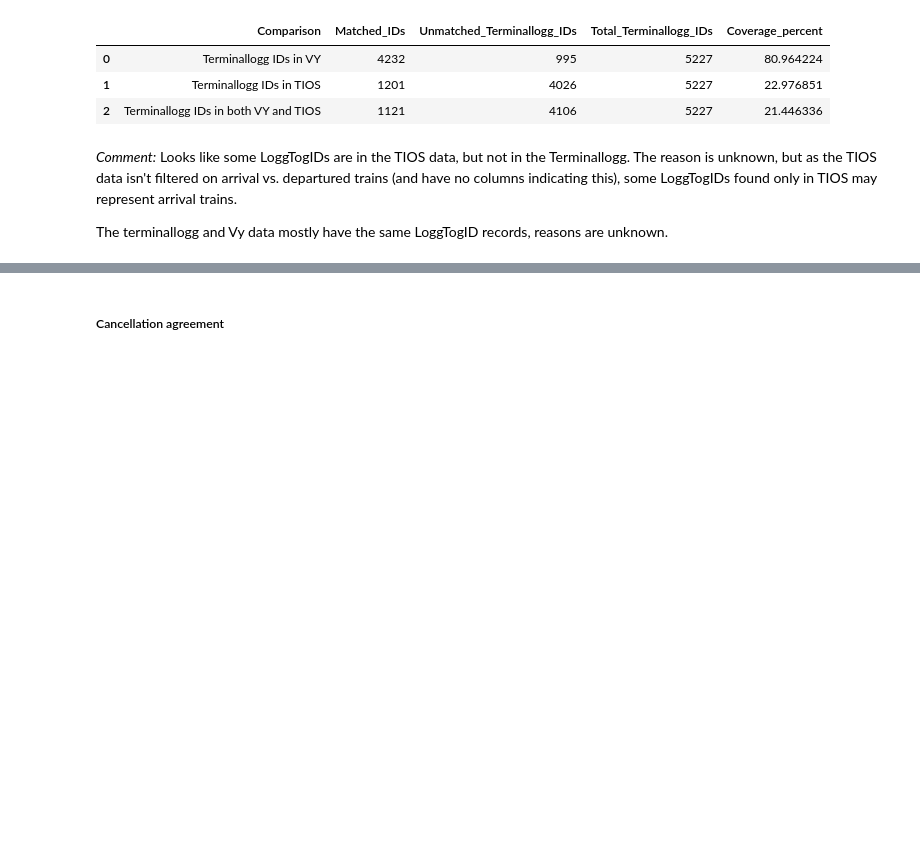
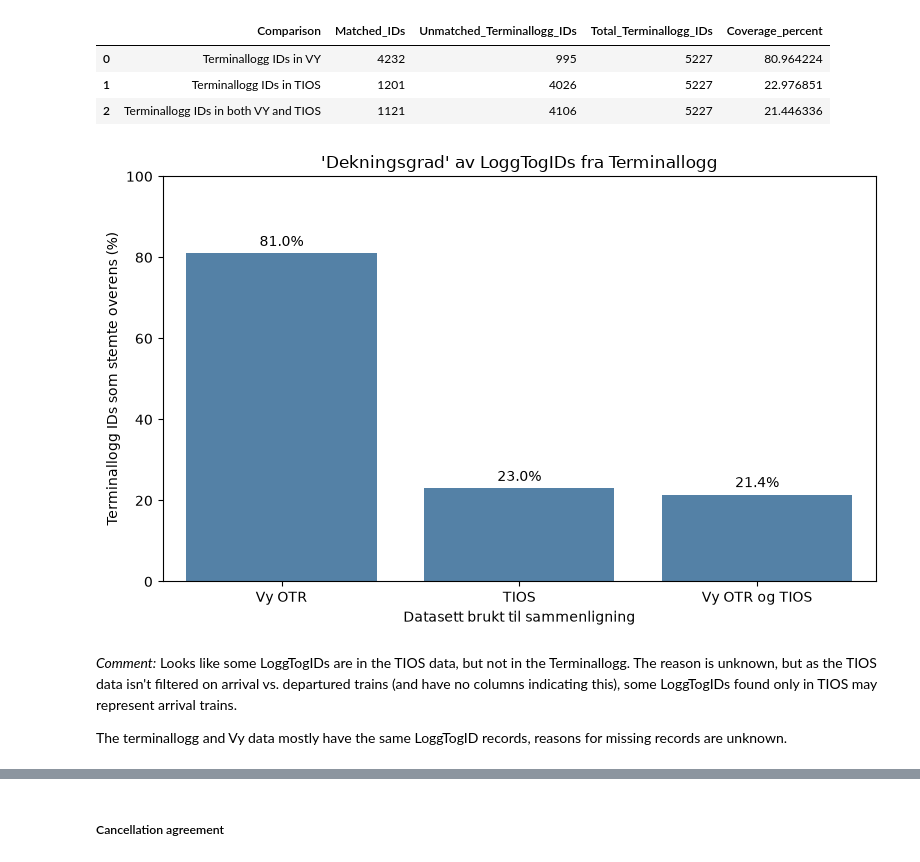
Before and after one commit to KriStrom/masteroppgave26SixSigmaDataanalyse, a Jupyter notebook: 01_measure_phase/01_01_data_quality_analysis.ipynb, the cells around one changed output, grey strips where cells are left out. Saved outputs shown, nothing was run; the diff lists cells and outputs as text; code cells hidden in the pictures; blank space fills up the shorter version.

```diff
--- a/01_measure_phase/01_01_data_quality_analysis.ipynb
+++ b/01_measure_phase/01_01_data_quality_analysis.ipynb
@@ -5383,7 +5383,43 @@ id_coverage_summary
 | 0 | Terminallogg IDs in VY | 4232 | 995 | 5227 | 80.964224 |
 | 1 | Terminallogg IDs in TIOS | 1201 | 4026 | 5227 | 22.976851 |
 | 2 | Terminallogg IDs in both VY and TIOS | 1121 | 4106 | 5227 | 21.446336 |
+# %%
+# Visualize Terminallogg LoggTogID coverage in the other datasets
+
+coverage_plot = id_coverage_summary.copy()
+
+coverage_plot["Comparison"] = coverage_plot["Comparison"].replace({
+    "Terminallogg IDs in VY": "Vy OTR",
+    "Terminallogg IDs in TIOS": "TIOS",
+    "Terminallogg IDs in both VY and TIOS": "Vy OTR og TIOS",
+})
+
+plt.figure(figsize=(8, 5))
+
+ax = sns.barplot(
+    data=coverage_plot,
+    x="Comparison",
+    y="Coverage_percent",
+    color="steelblue",
+)
+
+ax.set_ylim(0, 100)
+ax.set_xlabel("Datasett brukt til sammenligning")
+ax.set_ylabel("Terminallogg IDs som stemte overens (%)")
+ax.set_title("'Dekningsgrad' av LoggTogIDs fra Terminallogg")
+
+for container in ax.containers:
+    ax.bar_label(
+        container,
+        fmt="%.1f%%",
+        padding=3,
+    )
+
+plt.tight_layout()
+plt.show()
+# %% [output]
+[figure, added]
 # %% [markdown]
 *Comment:* Looks like some LoggTogIDs are in the TIOS data, but not in the Terminallogg. The reason is unknown, but as the TIOS data isn't filtered on arrival vs. departured trains (and have no columns indicating this), some LoggTogIDs found only in TIOS may represent arrival trains.
 
-The terminallogg and Vy data mostly have the same LoggTogID records, reasons are unknown.
+The terminallogg and Vy data mostly have the same LoggTogID records, reasons for missing records are unknown.
```
Also changed, not shown: parts of 46 cells of this notebook.
